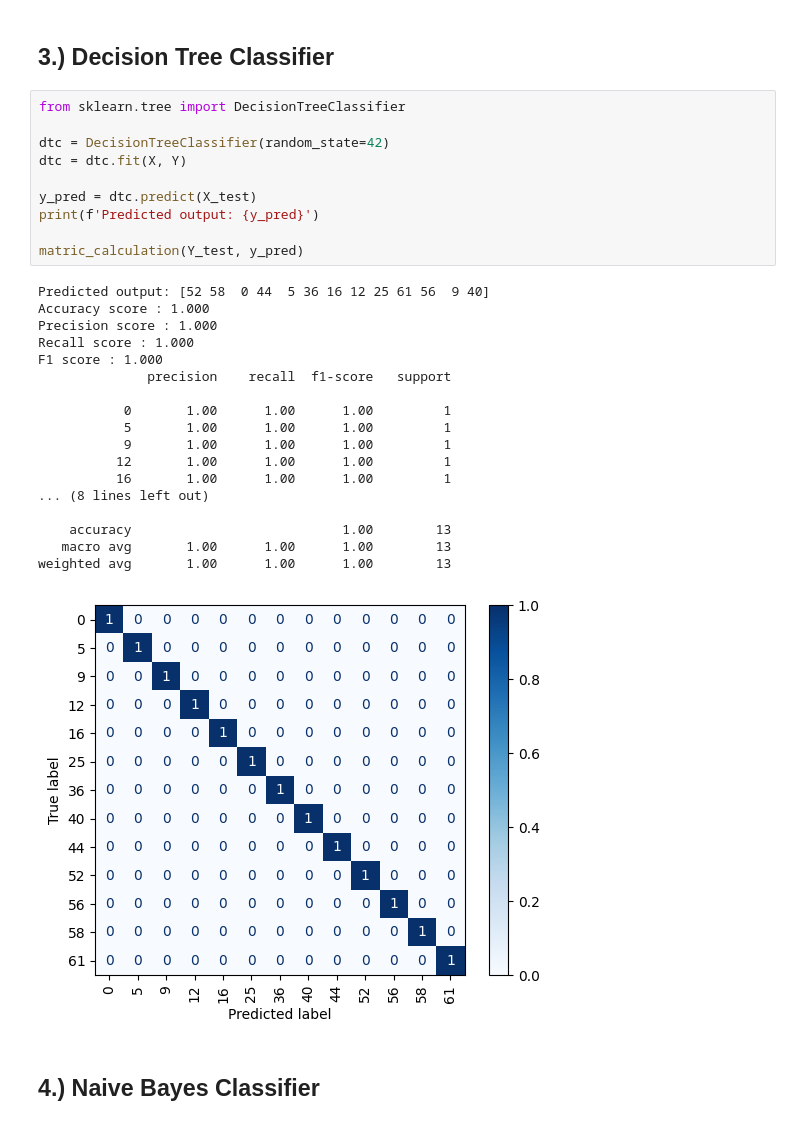
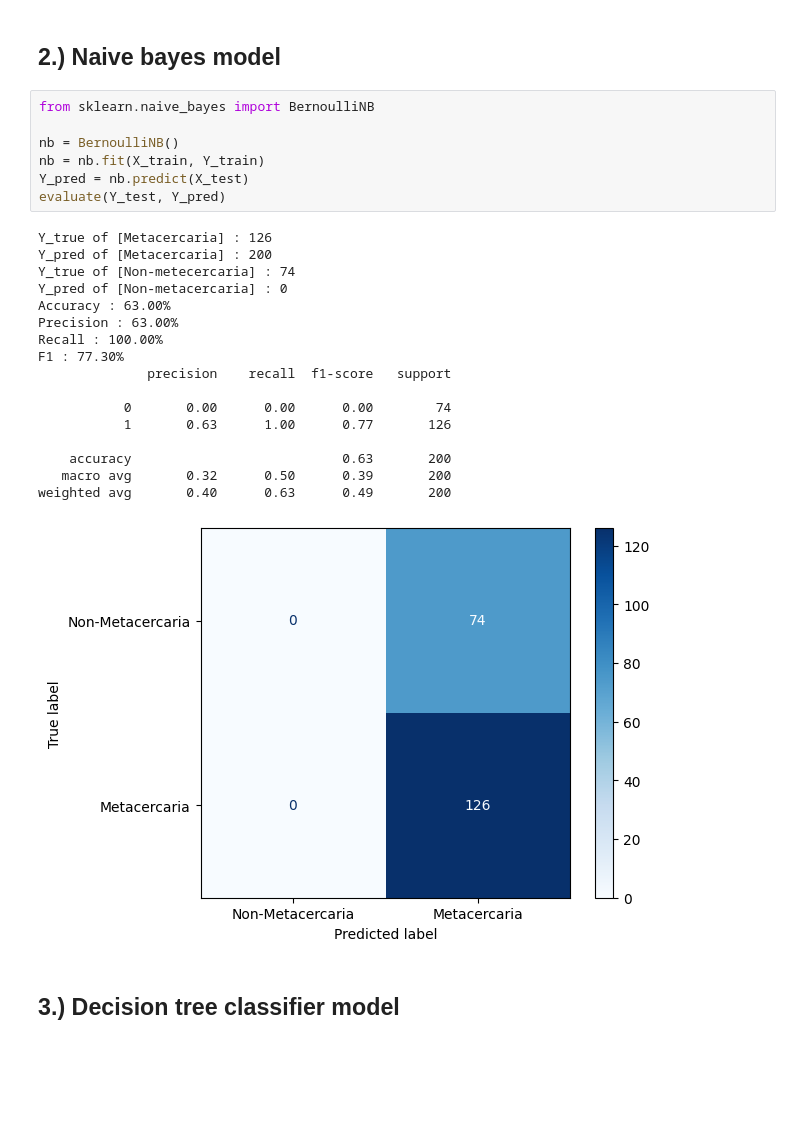
Before and after one commit to mosthotrakoon/ensemble_evaluation, a Jupyter notebook: Ensemble.ipynb, the cells around one changed output. Drawn from its saved outputs; the diff is of its cells as text; blank space fills up the shorter version.

```diff
--- a/Ensemble.ipynb
+++ b/Ensemble.ipynb
@@ -61,33 +129,29 @@ def matric_calculation(predicted, ground_truth):
+# %% [markdown]
+## 2.) Naive bayes model
+# %%
+from sklearn.naive_bayes import BernoulliNB
+
+nb = BernoulliNB()
+nb = nb.fit(X_train, Y_train)
+Y_pred = nb.predict(X_test)
+evaluate(Y_test, Y_pred)
+# %% [output]
+Y_true of [Metacercaria] : 126
+Y_pred of [Metacercaria] : 200
+Y_true of [Non-metecercaria] : 74
+Y_pred of [Non-metacercaria] : 0
+Accuracy : 63.00%
+Precision : 63.00%
+Recall : 100.00%
+F1 : 77.30%
+              precision    recall  f1-score   support
+
+           0       0.00      0.00      0.00        74
+           1       0.63      1.00      0.77       126
+
+    accuracy                           0.63       200
+   macro avg       0.32      0.50      0.39       200
+weighted avg       0.40      0.63      0.49       200
+[figure, added]
 # %% [markdown]
-## 3.) Decision Tree Classifier
+## 3.) Decision tree classifier model
-# %%
-from sklearn.tree import DecisionTreeClassifier
-
-dtc = DecisionTreeClassifier(random_state=42)
-dtc = dtc.fit(X, Y)
-
-y_pred = dtc.predict(X_test)
-print(f'Predicted output: {y_pred}')
-
-matric_calculation(Y_test, y_pred)
-# %% [output]
-Predicted output: [52 58  0 44  5 36 16 12 25 61 56  9 40]
-Accuracy score : 1.000
-Precision score : 1.000
-Recall score : 1.000
-F1 score : 1.000
-              precision    recall  f1-score   support
-
-           0       1.00      1.00      1.00         1
-           5       1.00      1.00      1.00         1
-           9       1.00      1.00      1.00         1
-          12       1.00      1.00      1.00         1
-          16       1.00      1.00      1.00         1
-... (8 lines left out)
-
-    accuracy                           1.00        13
-   macro avg       1.00      1.00      1.00        13
-weighted avg       1.00      1.00      1.00        13
-[figure, removed]
-# %% [markdown]
-## 4.) Naive Bayes Classifier
```
Also changed, not shown: parts of 19 cells of this notebook.
